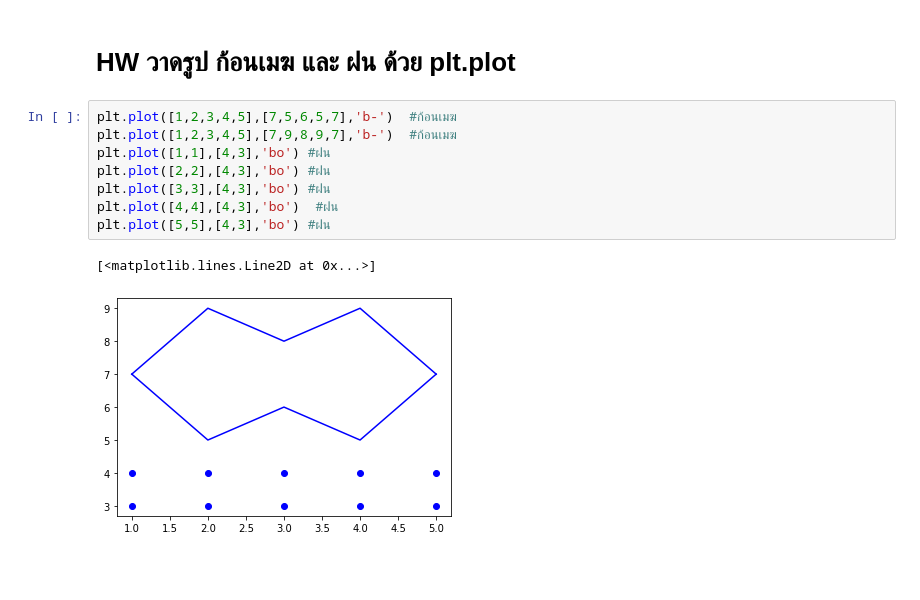
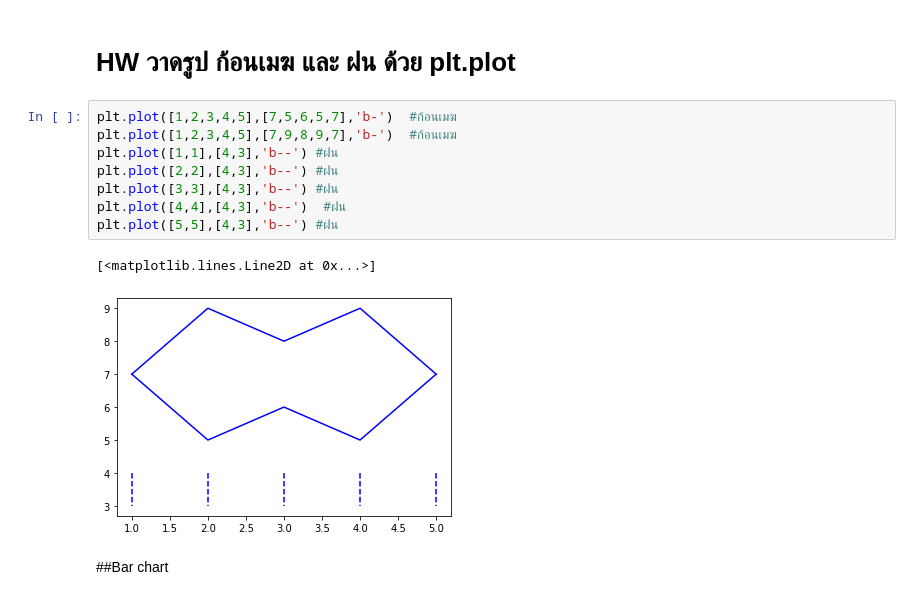
Before and after one commit to ploybongkot/data_viz_2022, a Jupyter notebook: DataViz04_Data_Comparison.ipynb, the cells around one changed output. Drawn from its saved outputs; the diff is of its cells as text; blank space fills up the shorter version.

```diff
--- a/DataViz04_Data_Comparison.ipynb
+++ b/DataViz04_Data_Comparison.ipynb
@@ -160,11 +160,13 @@ plt.ylabel('size (cm)');
 # %%
 plt.plot([1,2,3,4,5],[7,5,6,5,7],'b-')  #ก้อนเมฆ
 plt.plot([1,2,3,4,5],[7,9,8,9,7],'b-')  #ก้อนเมฆ
-plt.plot([1,1],[4,3],'bo') #ฝน
-plt.plot([2,2],[4,3],'bo') #ฝน
-plt.plot([3,3],[4,3],'bo') #ฝน
-plt.plot([4,4],[4,3],'bo')  #ฝน
-plt.plot([5,5],[4,3],'bo') #ฝน
+plt.plot([1,1],[4,3],'b--') #ฝน
+plt.plot([2,2],[4,3],'b--') #ฝน
+plt.plot([3,3],[4,3],'b--') #ฝน
+plt.plot([4,4],[4,3],'b--')  #ฝน
+plt.plot([5,5],[4,3],'b--') #ฝน
 # %% [output]
 [<matplotlib.lines.Line2D at 0x...>]
-[figure, old version]
+[figure, new version]
+# %% [markdown]
+##Bar chart
```
Also changed, not shown: parts of 32 cells of this notebook.
